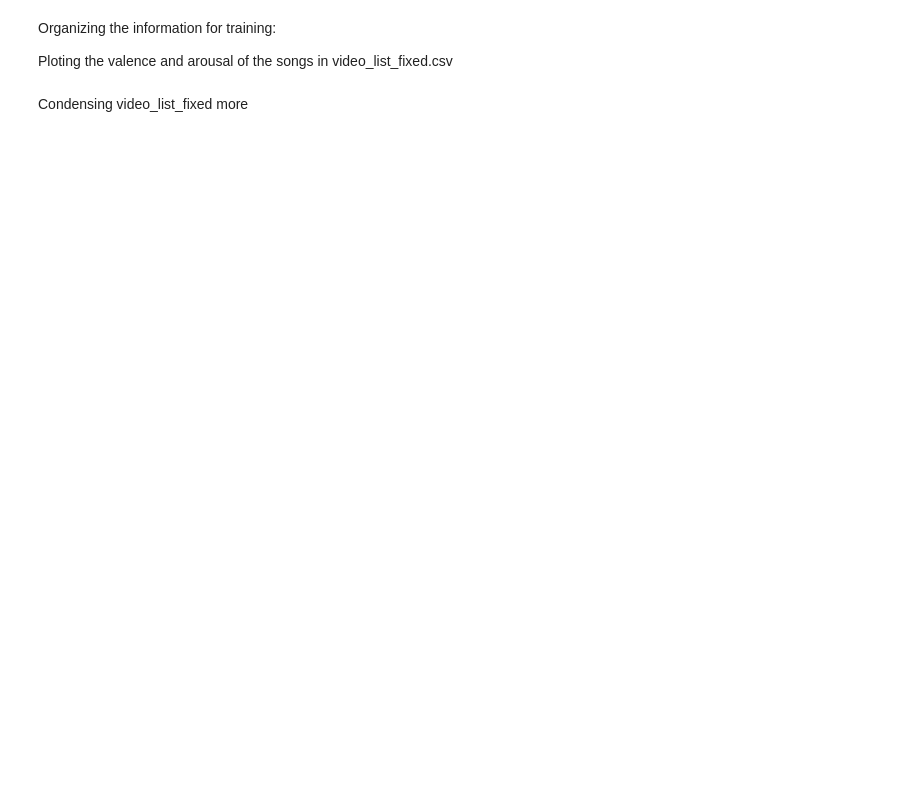
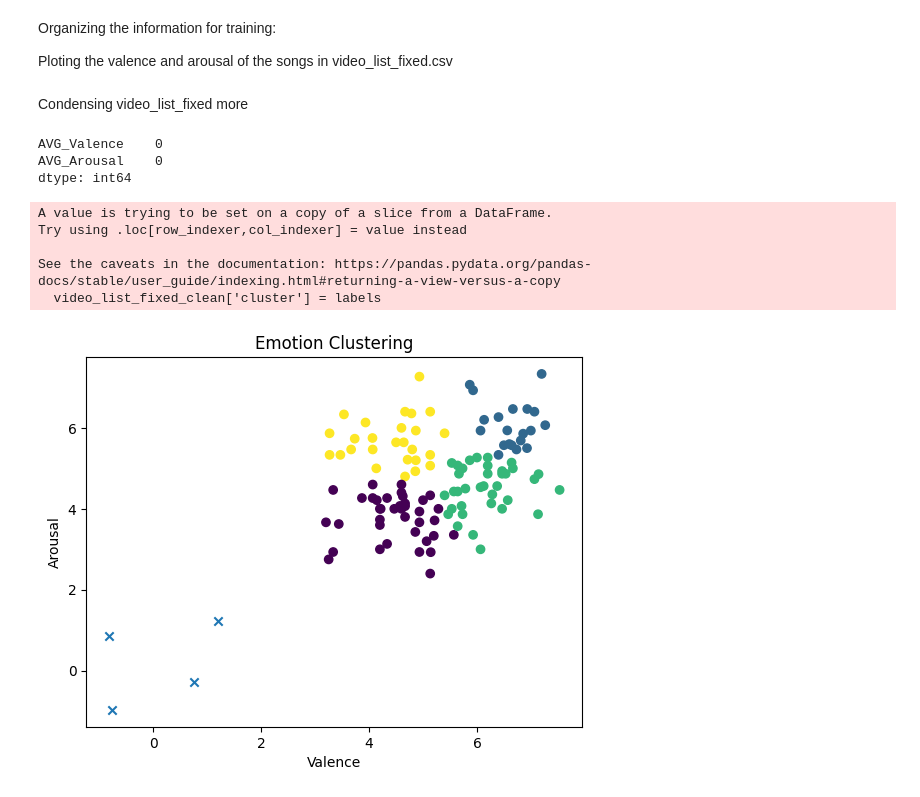
Before and after one commit to AmberPenguin24/MachineLearningProject, a Jupyter notebook: Training/renameMeFile.ipynb, the cells around one changed output. Cells and saved outputs as stored; diff of their text form; code cells hidden in the pictures; blank space fills up the shorter version.

```diff
--- a/Training/renameMeFile.ipynb
+++ b/Training/renameMeFile.ipynb
@@ -121,0 +120,42 @@ plt.show()
+# %%
+video_list_fixed = video_list_fixed.iloc[:122]
+video_list_fixed_clean = video_list_fixed.dropna(subset=['AVG_Valence', 'AVG_Arousal'])
+
+from sklearn.preprocessing import StandardScaler
+
+X = video_list_fixed_clean[['AVG_Valence', 'AVG_Arousal']].values
+X = StandardScaler().fit_transform(X)
+# %%
+print(video_list_fixed_clean[['AVG_Valence', 'AVG_Arousal']].isna().sum())
+# %% [output]
+AVG_Valence    0
+AVG_Arousal    0
+dtype: int64
+# %%
+from sklearn.cluster import KMeans
+
+kmeans = KMeans(n_clusters = 4, random_state = 42)
+labels = kmeans.fit_predict(X)
+
+video_list_fixed_clean['cluster'] = labels
+# %% [output]
+A value is trying to be set on a copy of a slice from a DataFrame.
+Try using .loc[row_indexer,col_indexer] = value instead
+
+See the caveats in the documentation: https://pandas.pydata.org/pandas-docs/stable/user_guide/indexing.html#returning-a-view-versus-a-copy
+  video_list_fixed_clean['cluster'] = labels
+# %%
+import matplotlib.pyplot as plt
+
+plt.scatter(video_list_fixed_clean['AVG_Valence'], video_list_fixed_clean['AVG_Arousal'], c=video_list_fixed_clean['cluster'])
+
+# cluster centers
+centers = kmeans.cluster_centers_
+plt.scatter(centers[:, 0], centers[:, 1], marker='x')
+
+plt.xlabel('Valence')
+plt.ylabel('Arousal')
+plt.title('Emotion Clustering')
+plt.show()
+# %% [output]
+[figure, added]
```
Also changed, not shown: parts of 8 cells of this notebook.
